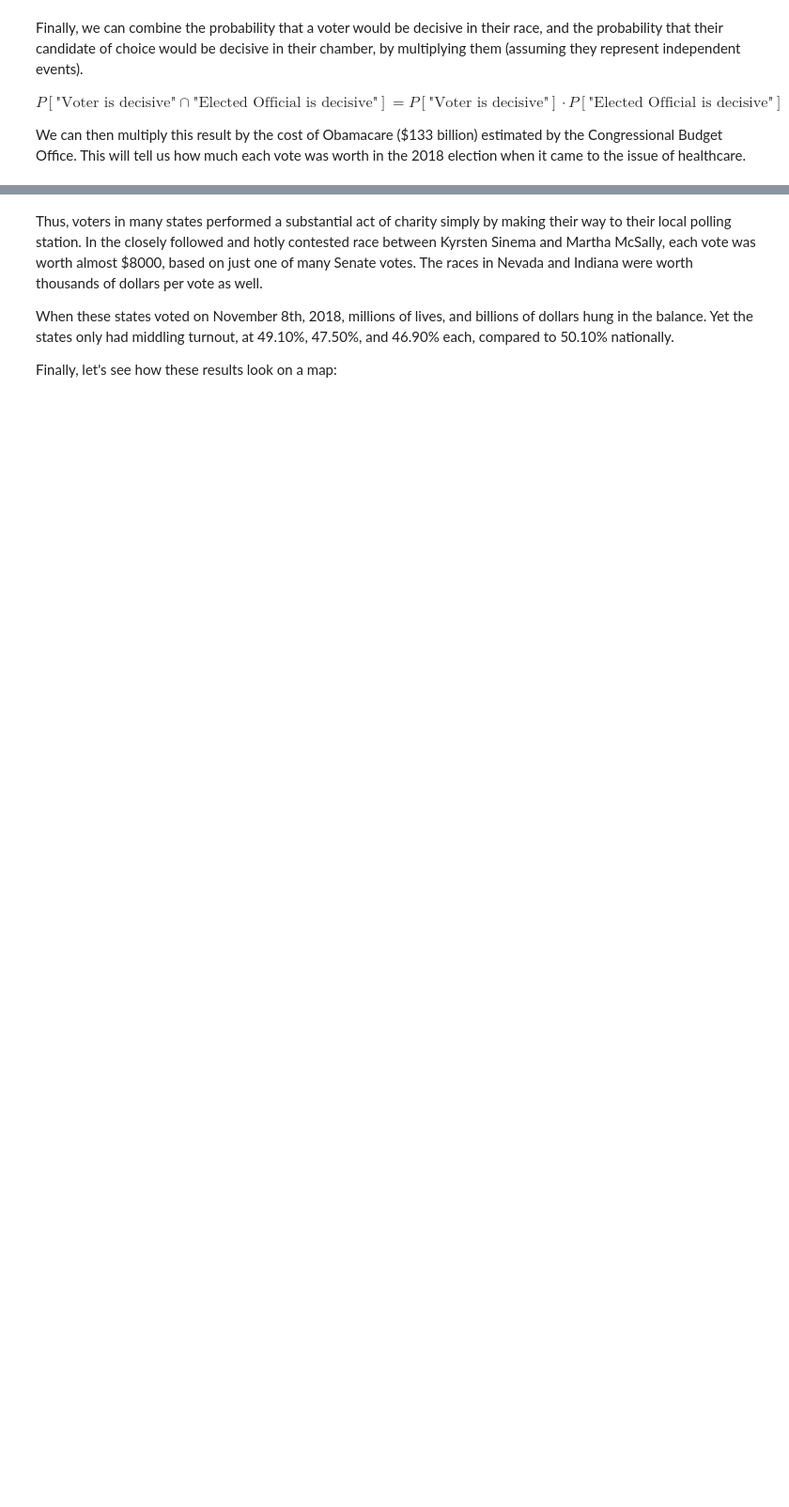
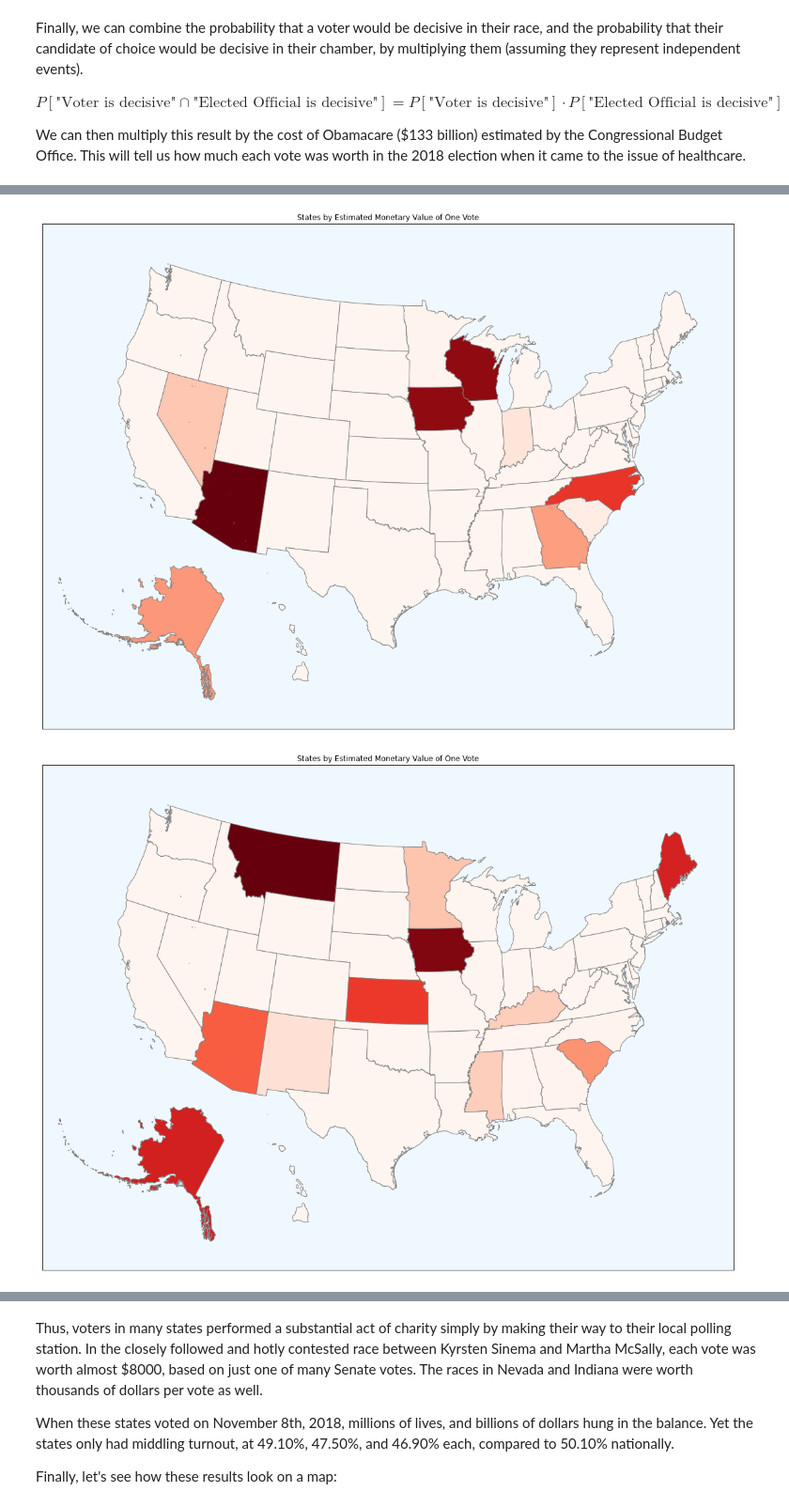
Before and after one commit to edbltn/voter-power, a Jupyter notebook: data_processing/voter_power_analysis.ipynb, the cells around one changed output, grey strips where cells are left out. Shown: that part at 94% size. Saved outputs shown, nothing was run; the diff lists cells and outputs as text; code cells hidden in the pictures; blank space fills up the shorter version.

```diff
--- a/data_processing/voter_power_analysis.ipynb
+++ b/data_processing/voter_power_analysis.ipynb
@@ -186,0 +321,13 @@ display(senate_seats_df.nlargest(10, 'decisive_voter_probability'))
+# %%
+from plot_us_map import plot_districts, plot_states
+
+max_ec = max(electors_df.value_of_vote.apply(lambda r: float(r[1:])))
+max_state = max(senate_seats_df.value_of_vote.apply(lambda r: float(r[1:])))
+max_district = max(districts_df.value_of_vote.apply(lambda r: float(r[1:])))
+district_values['DCAL'] = 0
+plot_states(electors_values, 0, max_ec + 1)
+plot_states(senate_seat_values, 0, max_state + 1)
+plot_districts(district_values, 0, max_district + 1)
+# %% [output]
+[figure, added]
+[figure, added]
```
Also changed, not shown: parts of 20 cells of this notebook.
